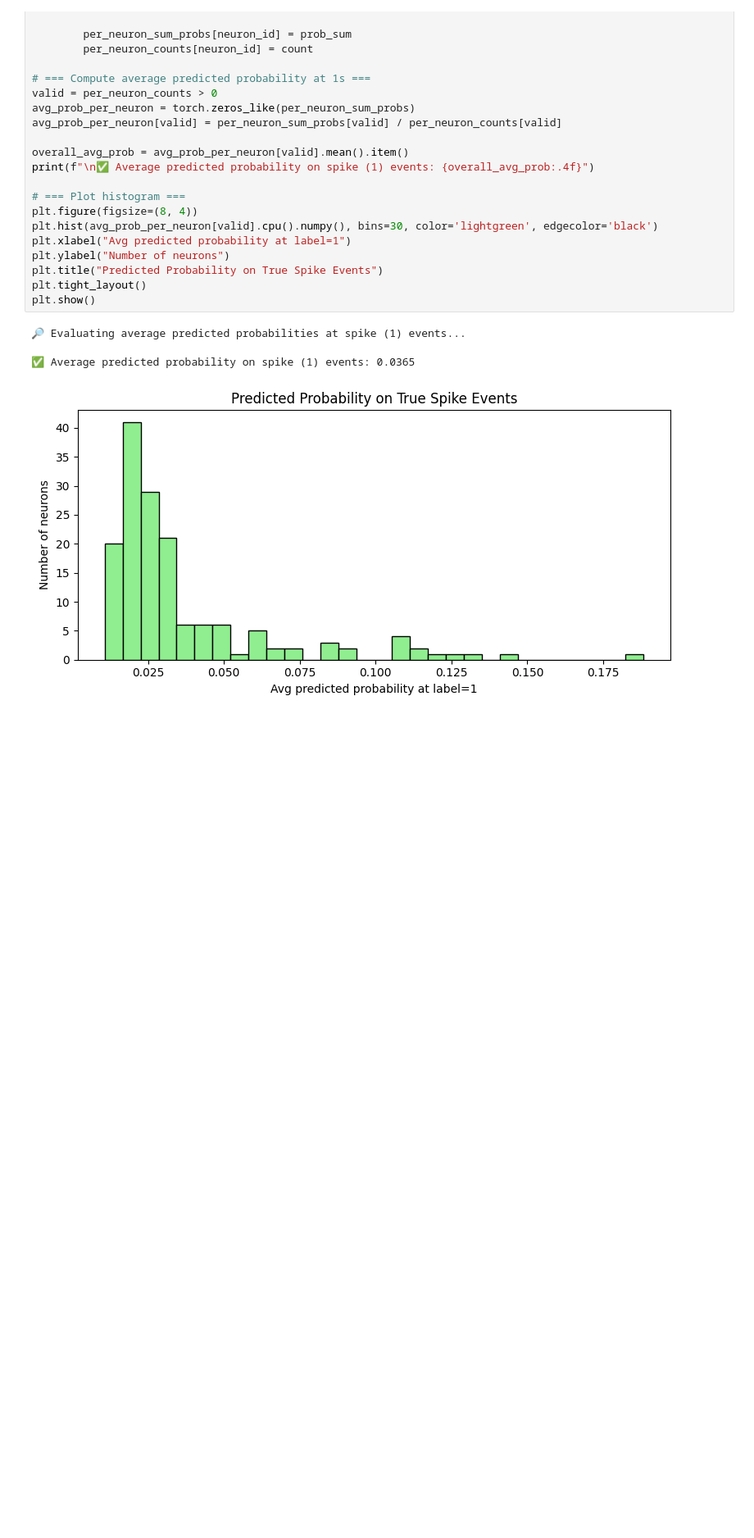
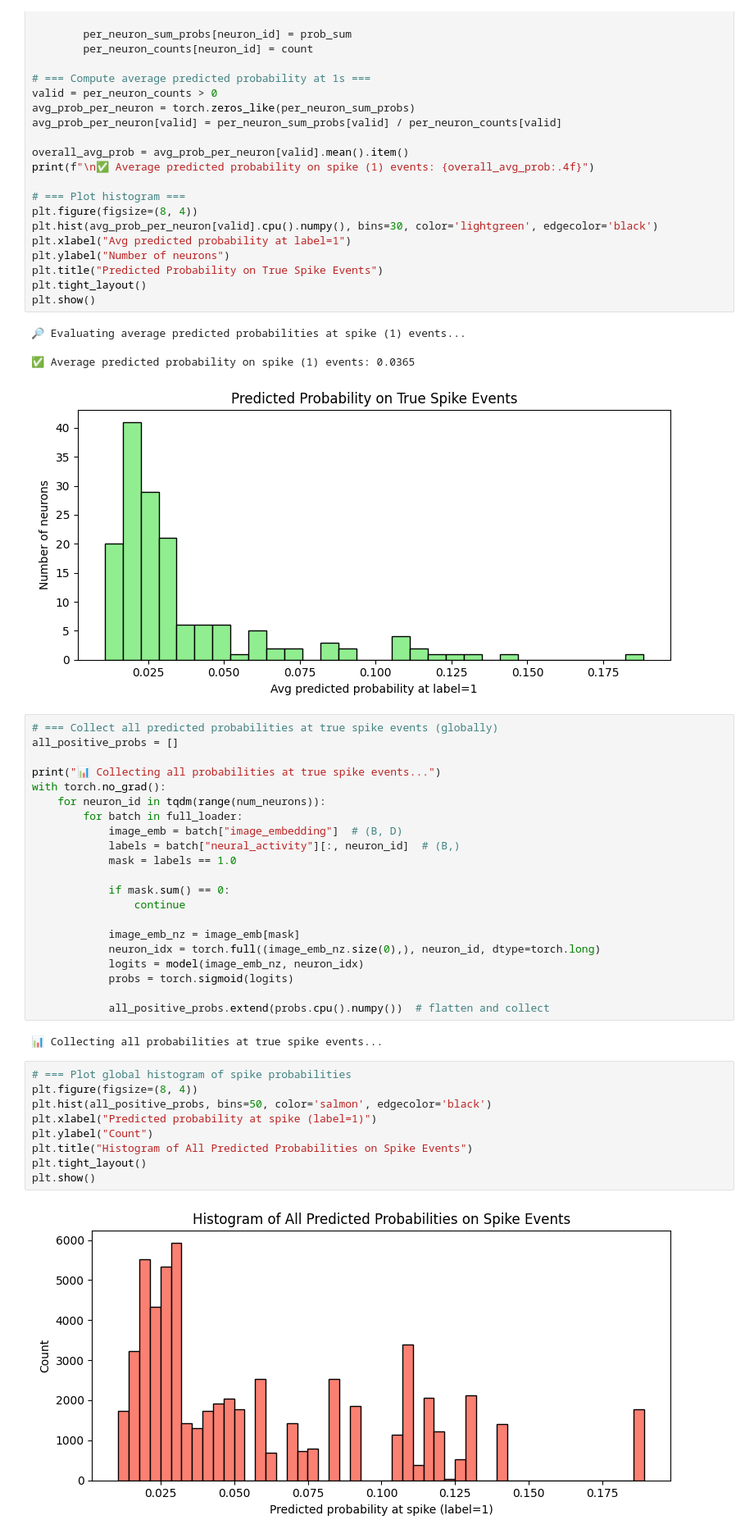
Before and after one commit to mariakesa/LuckyMouse, a Jupyter notebook: notebooks/testing_events.ipynb, the cells around one changed output. Shown: that part at 82% size. Drawn from its saved outputs; the diff is of its cells as text; blank space fills up the shorter version.

```diff
--- a/notebooks/testing_events.ipynb
+++ b/notebooks/testing_events.ipynb
@@ -311,3 +311,37 @@ plt.show()
 🔎 Evaluating average predicted probabilities at spike (1) events...
 ✅ Average predicted probability on spike (1) events: 0.0365
 [figure]
+# %%
+# === Collect all predicted probabilities at true spike events (globally)
+all_positive_probs = []
+
+print("📊 Collecting all probabilities at true spike events...")
+with torch.no_grad():
+    for neuron_id in tqdm(range(num_neurons)):
+        for batch in full_loader:
+            image_emb = batch["image_embedding"]  # (B, D)
+            labels = batch["neural_activity"][:, neuron_id]  # (B,)
+            mask = labels == 1.0
+
+            if mask.sum() == 0:
+                continue
+
+            image_emb_nz = image_emb[mask]
+            neuron_idx = torch.full((image_emb_nz.size(0),), neuron_id, dtype=torch.long)
+            logits = model(image_emb_nz, neuron_idx)
+            probs = torch.sigmoid(logits)
+
+            all_positive_probs.extend(probs.cpu().numpy())  # flatten and collect
+# %% [output]
+📊 Collecting all probabilities at true spike events...
+# %%
+# === Plot global histogram of spike probabilities
+plt.figure(figsize=(8, 4))
+plt.hist(all_positive_probs, bins=50, color='salmon', edgecolor='black')
+plt.xlabel("Predicted probability at spike (label=1)")
+plt.ylabel("Count")
+plt.title("Histogram of All Predicted Probabilities on Spike Events")
+plt.tight_layout()
+plt.show()
+# %% [output]
+[figure, added]
```
Also changed, not shown: parts of 2 cells of this notebook, 2 other files.
